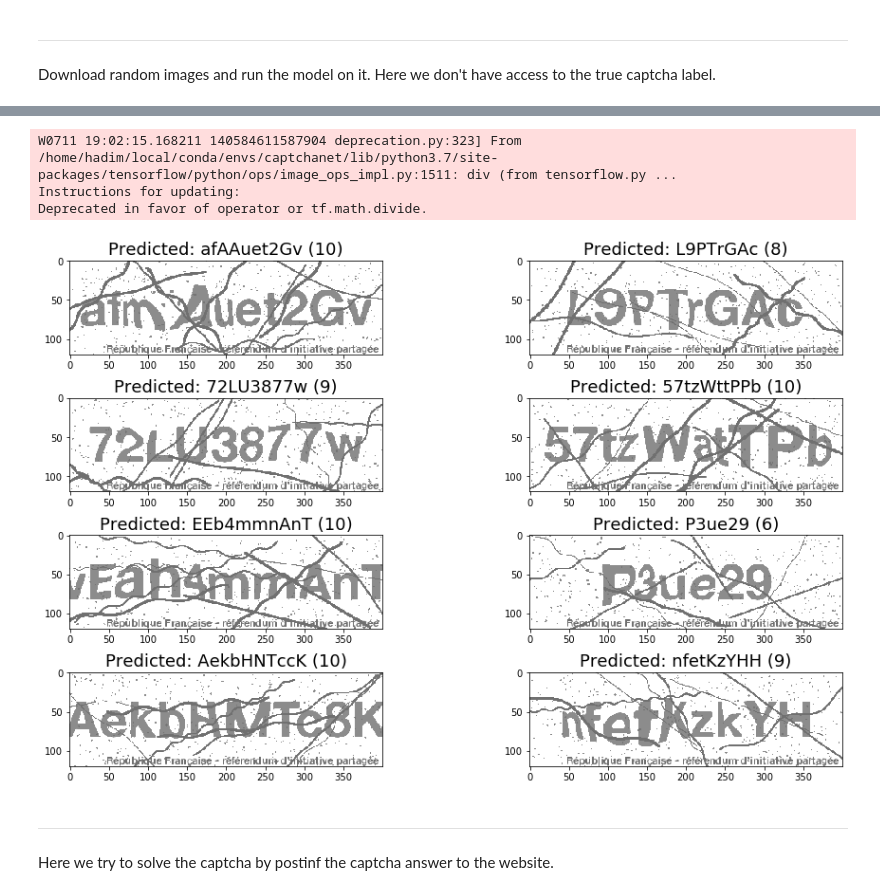
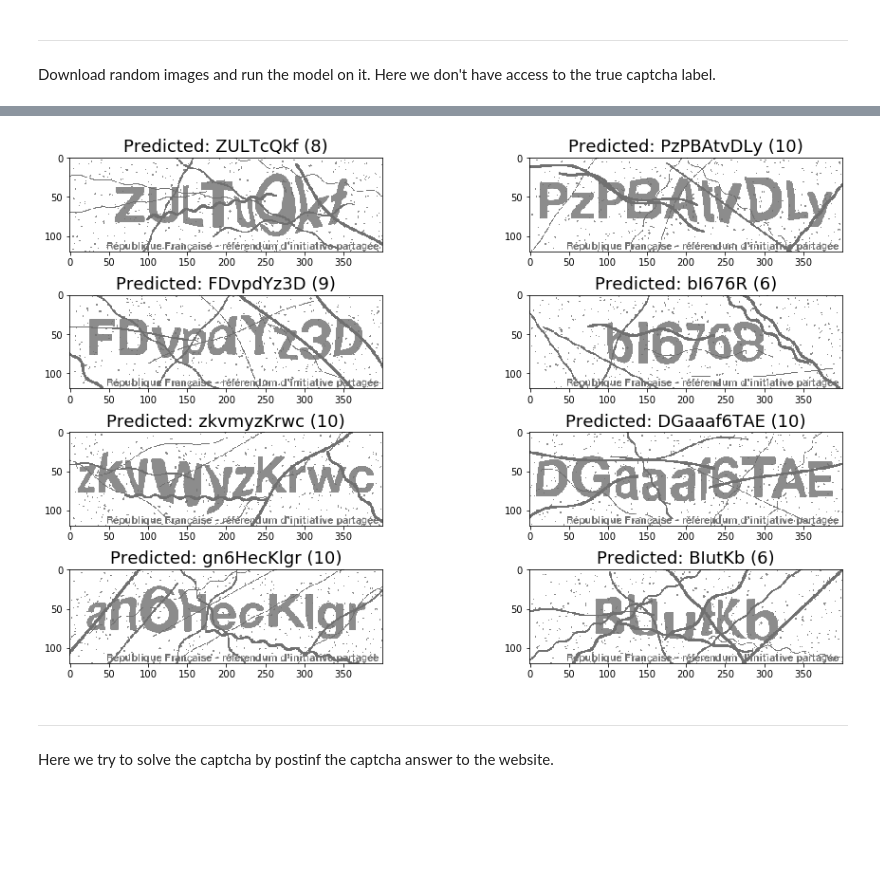
Before and after one commit to hadim/captchanet, a Jupyter notebook: notebooks/RIP/Test Model Accuracy.ipynb, the cells around one changed output, grey strips where cells are left out. Drawn from its saved outputs; the diff is of its cells as text; code cells hidden in the pictures; blank space fills up the shorter version.

```diff
--- a/notebooks/RIP/Test Model Accuracy.ipynb
+++ b/notebooks/RIP/Test Model Accuracy.ipynb
@@ -35,7 +35,7 @@ with open(model_path / 'tokenizer.json') as f:
   #tokenizer = tf.keras.preprocessing.text.tokenizer_from_json(f.read())
   from keras_preprocessing import text
   tokenizer = text.tokenizer_from_json(f.read())
-model = tf.keras.models.load_model(str(model_path))
+model = tf.keras.models.load_model(str(model_path / 'model'))
 
 # Download images
 batch_size = 8
@@ -55,8 +55,8 @@ labels = model(batch)
 
 # Postprocess results (decode labels)
 labels = tf.argmax(labels, axis=2)
-words = [tokenizer.sequences_to_texts([label])[0] for label in labels]
-words = [label.replace(' ', '') for word in words]
+words = tokenizer.sequences_to_texts(labels.numpy())
+words = [word.replace(' ', '') for word in words]
 
 fig_size = 2
 ncols = 2
@@ -66,8 +66,8 @@ figsize = (ncols * fig_size * ratio, fig_size * nrows)
 fig, axs = plt.subplots(nrows=nrows, ncols=ncols, figsize=figsize, constrained_layout=True)
 axs = axs.flatten()
 
-for image, ax, label in zip(images, axs, labels):
+for image, ax, word in zip(images, axs, words):
   ax.imshow(image)
-  text = f'Predicted: {label} ({len(label)})'
+  text = f'Predicted: {word} ({len(word)})'
   ax.set_title(text, fontsize=18)
 # %% [output]
@@ -79,8 +74,5 @@ Use tf.where in 2.0, which has the same broadcast rule as np.where
 [interactive output not drawn]
-W0711 19:02:15.168211 140584611587904 deprecation.py:323] From /home/hadim/local/conda/envs/captchanet/lib/python3.7/site-packages/tensorflow/python/ops/image_ops_impl.py:1511: div (from tensorflow.py ...
-Instructions for updating:
-Deprecated in favor of operator or tf.math.divide.
-[figure, old version]
+[figure, new version]
 # %% [markdown]
 ---
 
```
Also changed, not shown: parts of 3 cells of this notebook, 6 other files.
